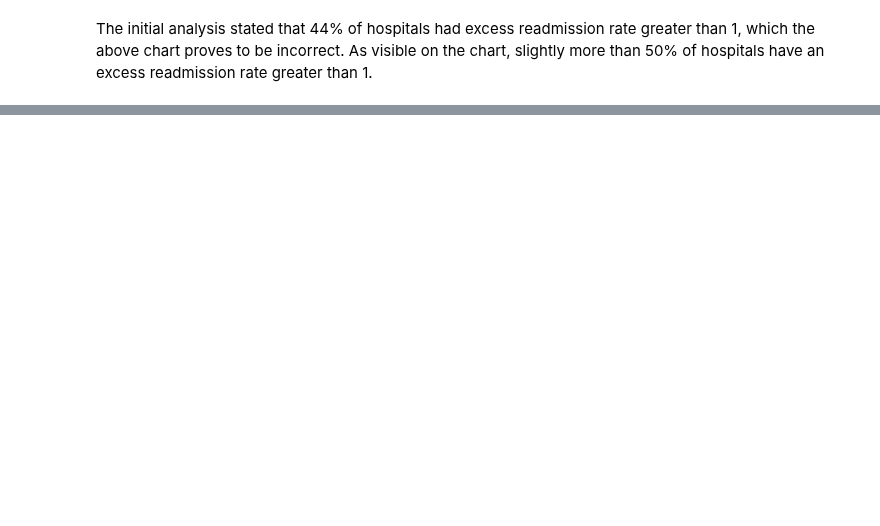
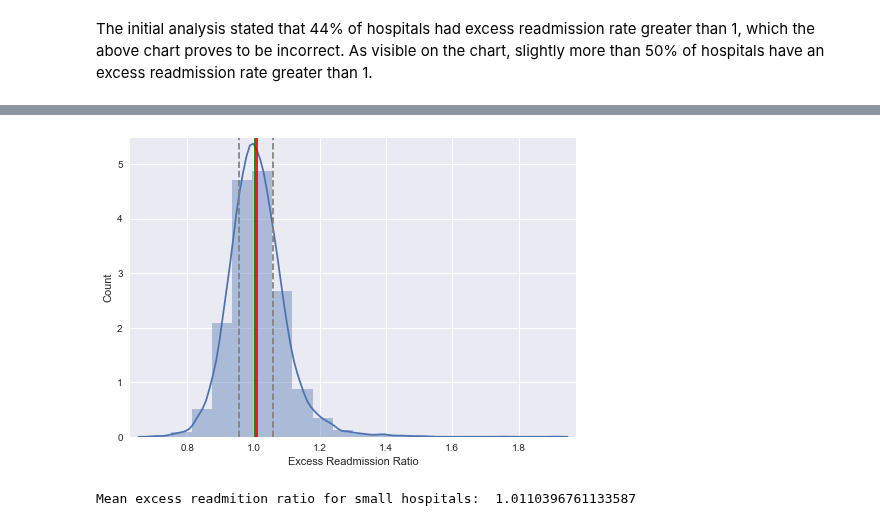
Before and after one commit to mamnunam/Springboard_Data_Science_track, a Jupyter notebook: hospital_readmit/sliderule_dsi_inferential_statistics_exercise_3.ipynb, the cells around one changed output, grey strips where cells are left out. Drawn from its saved outputs; the diff is of its cells as text; code cells hidden in the pictures; blank space fills up the shorter version.

```diff
--- a/hospital_readmit/sliderule_dsi_inferential_statistics_exercise_3.ipynb
+++ b/hospital_readmit/sliderule_dsi_inferential_statistics_exercise_3.ipynb
@@ -302,0 +307,18 @@ The initial analysis stated that 44% of hospitals had excess readmission rate gr
+# %%
+#Histogram of hospitals with 500 or less discharges
+df_small = clean_hospital_read_df[clean_hospital_read_df['Number of Discharges'] <= 500]
+df_small = df_small['Excess Readmission Ratio']
+
+sns.distplot(df_small, bins = 20)
+_ = plt.axvline(x=np.mean(df_small), color = 'red')
+_ = plt.axvline(x=np.percentile(df_small, 25), linestyle='dashed', color = 'grey')
+_ = plt.axvline(x=np.percentile(df_small, 75), linestyle='dashed', color = 'grey')
+_ = plt.axvline(x=np.median(df_small), color = 'green')
+_ = plt.xlabel('Excess Readmission Ratio')
+_ = plt.ylabel('Count')
+plt.margins(0.02)
+plt.show()
+print("Mean excess readmition ratio for small hospitals: ", np.mean(df_small))
+# %% [output]
+[figure, added]
+Mean excess readmition ratio for small hospitals:  1.0110396761133587
```
Also changed, not shown: parts of 10 cells of this notebook.
